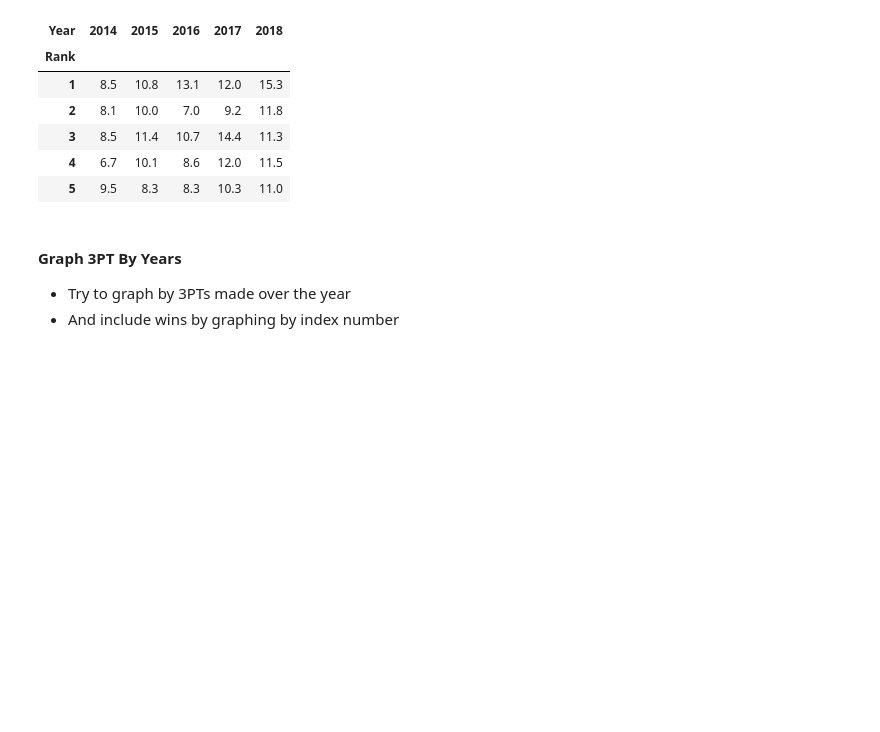
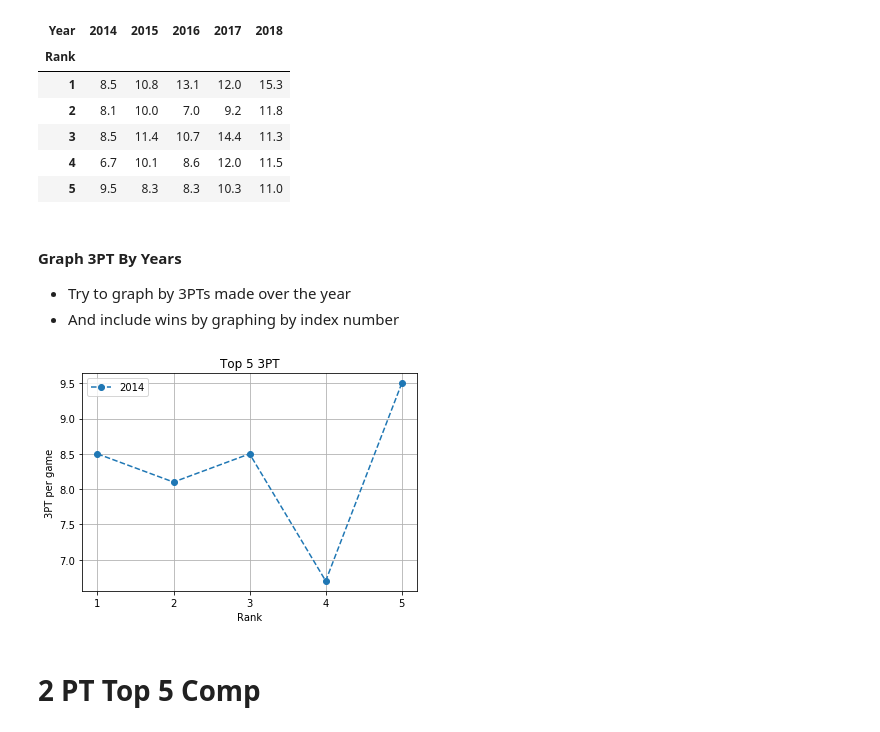
Before and after one commit to tanjowen/NCAA-vs-NBA, a Jupyter notebook: question dos.ipynb, the cells around one changed output. Drawn from its saved outputs; the diff is of its cells as text; code cells hidden in the pictures; blank space fills up the shorter version.

Commit message:
finished data for 3pt and 2pt NBA per game

```diff
--- a/question dos.ipynb
+++ b/question dos.ipynb
@@ -254,19 +252,23 @@ three
 * Try to graph by 3PTs made over the year
 * And include wins by graphing by index number
 # %%
-plt.errorbar(tumor_response_mean.index, tumor_response_mean["Capomulin"], yerr=tumor_response_mean['Capomulin'].sem(),
-             marker='o', linestyle='--', label='Capomulin')
-plt.errorbar(tumor_response_mean.index, tumor_response_mean["Infubinol"], yerr=tumor_response_mean['Infubinol'].sem(),
-             marker='v', linestyle='--', label='Infubinol')
-plt.errorbar(tumor_response_mean.index, tumor_response_mean["Ketapril"], yerr=tumor_response_mean['Ketapril'].sem(),
-             marker='^', linestyle='--', label='Ketapril')
-plt.errorbar(tumor_response_mean.index, tumor_response_mean["Placebo"], yerr=tumor_response_mean['Placebo'].sem(),
-             marker='s', linestyle='--', label='Placebo')
+plt.errorbar(three.index, three['2014'],
+             marker='o', linestyle='--', label='2014')
+# plt.errorbar(tumor_response_mean.index, tumor_response_mean["Infubinol"], yerr=tumor_response_mean['Infubinol'].sem(),
+#              marker='v', linestyle='--', label='Infubinol')
+# plt.errorbar(tumor_response_mean.index, tumor_response_mean["Ketapril"], yerr=tumor_response_mean['Ketapril'].sem(),
+#              marker='^', linestyle='--', label='Ketapril')
+# plt.errorbar(tumor_response_mean.index, tumor_response_mean["Placebo"], yerr=tumor_response_mean['Placebo'].sem(),
+#              marker='s', linestyle='--', label='Placebo')
 plt.grid()
 plt.legend(loc='best', fancybox=True)
-plt.title("Tumor Response to Treatment")
-plt.xlabel("Time (Days)")
-plt.ylabel("Tumor Volume (mm3)")
+plt.title("Top 5 3PT")
+plt.xlabel("Rank")
+plt.ylabel("3PT per game")
 
 # Save the Figure
-plt.savefig("Charts/tumor_response.png")
+plt.show()
+# %% [output]
+[figure, added]
+# %% [markdown]
+# 2 PT Top 5 Comp
```
Also changed, not shown: parts of 6 cells of this notebook.
